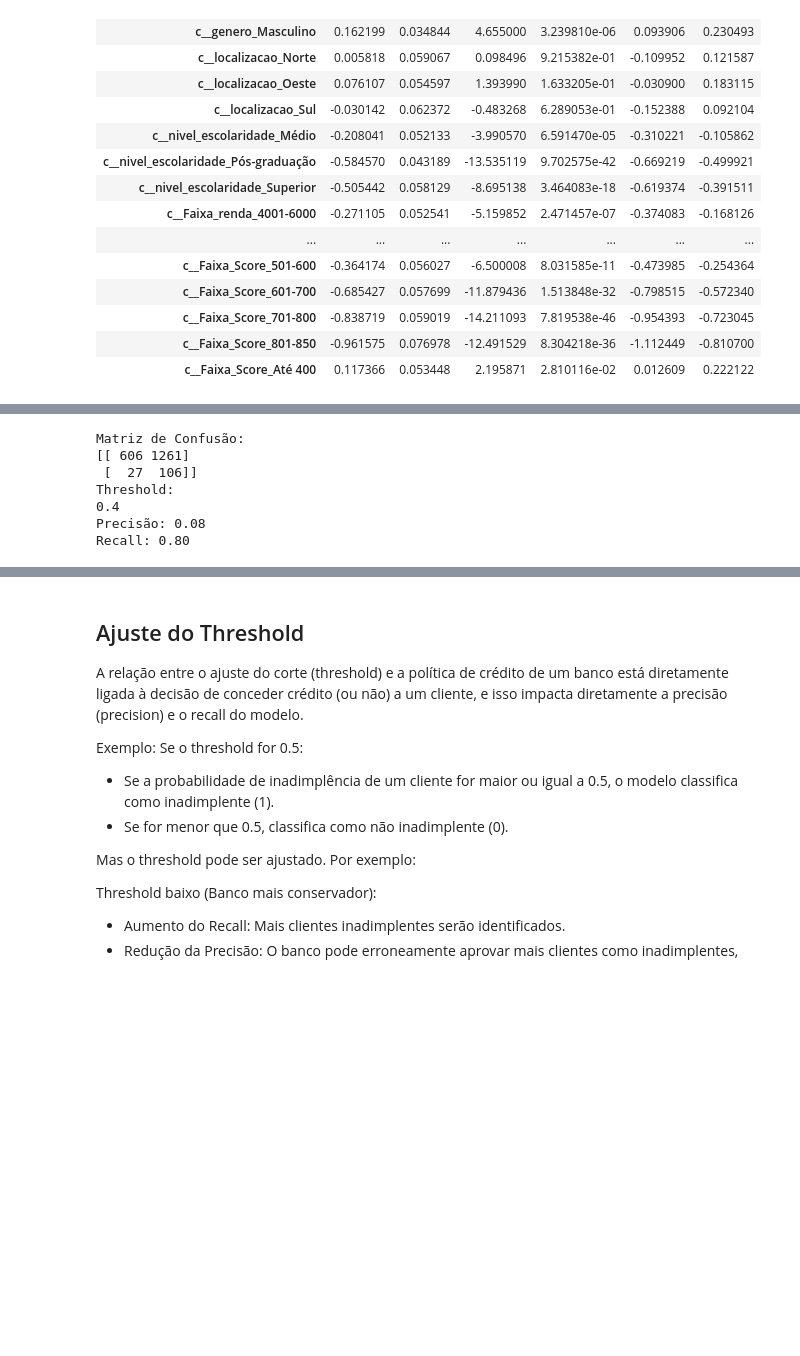
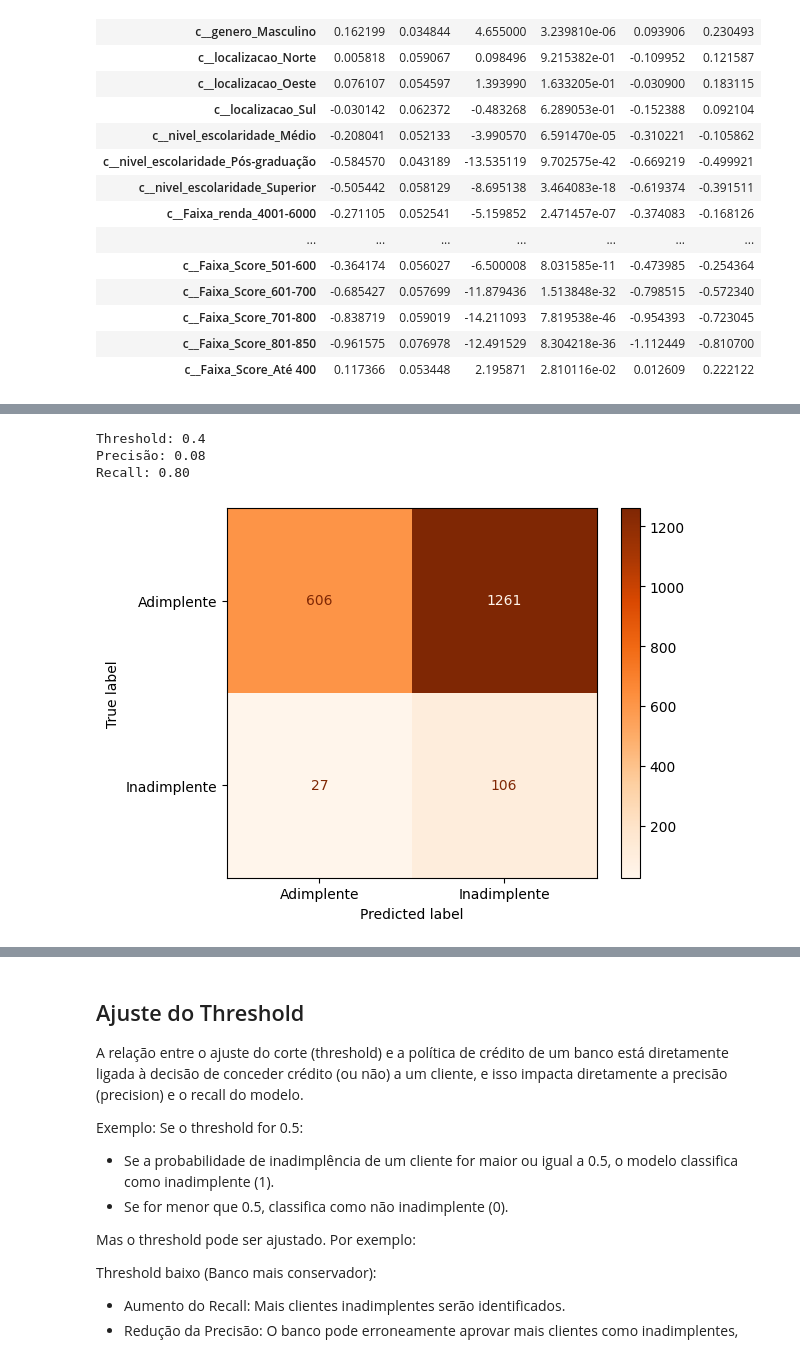
Before and after one commit to jrodrigotico/case_politica_credito, a Jupyter notebook: case.ipynb, the cells around one changed output, grey strips where cells are left out. Drawn from its saved outputs; the diff is of its cells as text; code cells hidden in the pictures; blank space fills up the shorter version.

```diff
--- a/case.ipynb
+++ b/case.ipynb
@@ -211,35 +293,26 @@ reg_logistica.summary2().tables[1]
 # %%
 # Para rodar predições e avaliar no teste:
 X_test_sm = pd.DataFrame(var_x_teste_p, columns=nome_variaveis, index=var_x_teste.index)
 X_test_sm = sm.add_constant(X_test_sm)
 y_pred_proba = reg_logistica.predict(X_test_sm)
 
 corte = 0.4
 y_pred = (y_pred_proba >= corte).astype(int)
 
 conf_matrix = confusion_matrix(var_y_teste, y_pred)
 precision = precision_score(var_y_teste, y_pred)
 recall = recall_score(var_y_teste, y_pred)
 
-print("Matriz de Confusão:")
-print(conf_matrix)
+ConfusionMatrixDisplay(conf_matrix, display_labels=["Adimplente", "Inadimplente"]).plot(cmap='Oranges', values_format='d')
 
-print("Threshold:")
-print(corte)
-
-precision = precision_score(var_y_teste, y_pred)
+print(f"Threshold: {corte}")
 print(f"Precisão: {precision:.2f}")
-
-recall = recall_score(var_y_teste, y_pred)
 print(f"Recall: {recall:.2f}")
 # %% [output]
-Matriz de Confusão:
-[[ 606 1261]
- [  27  106]]
-Threshold:
-0.4
+Threshold: 0.4
 Precisão: 0.08
 Recall: 0.80
+[figure, added]
 # %%
 thresholds = np.linspace(0.01, 0.9, 40)
 
```
Also changed, not shown: parts of 9 cells of this notebook, 1 other file.
